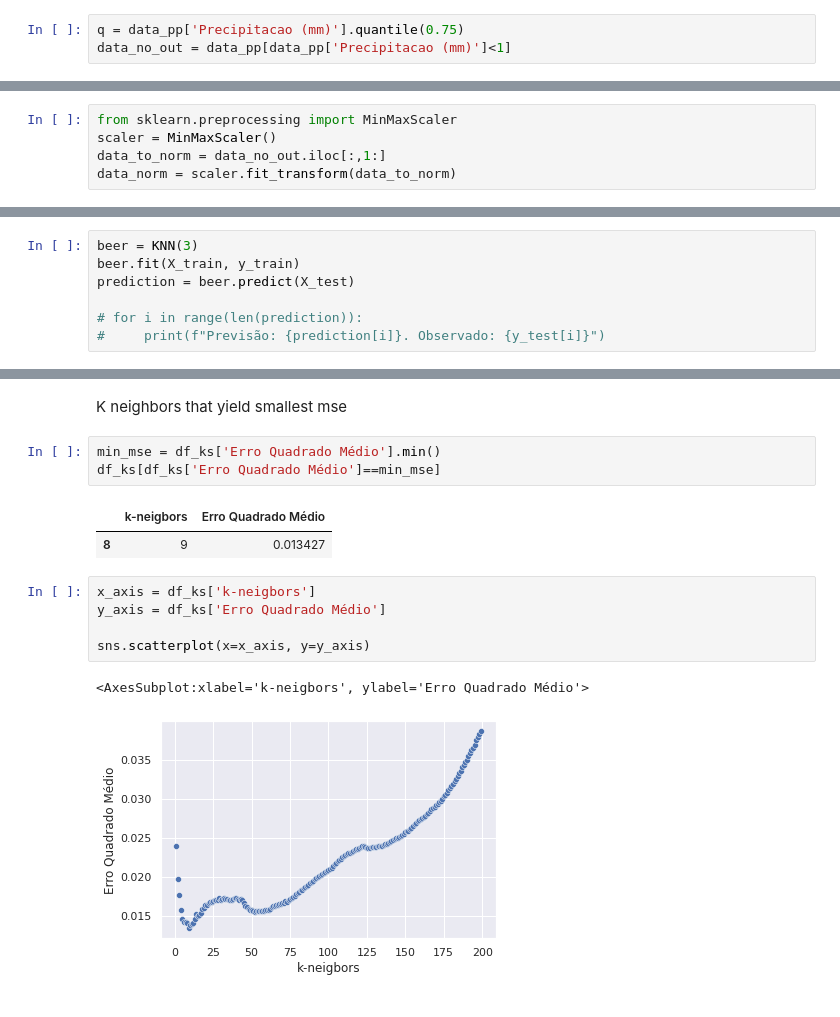
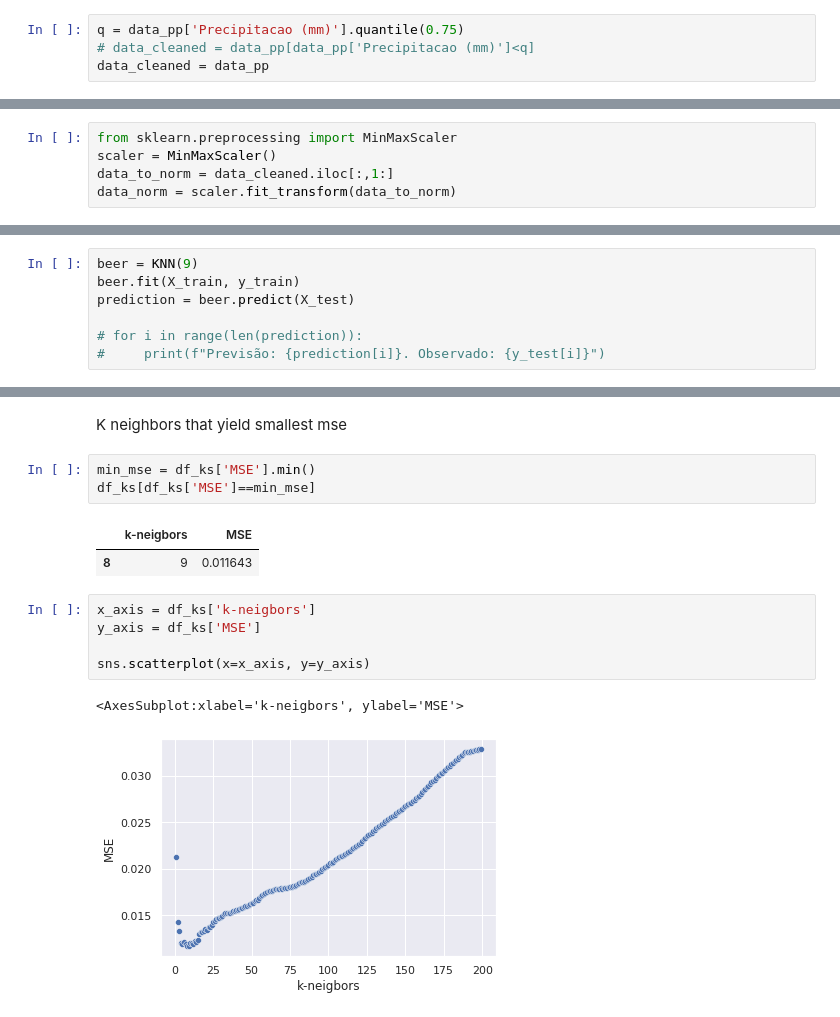
Before and after one commit to gus-phys/AI2-resources, a Jupyter notebook: 06-introducao-ml/aula2/KNN-Regressor/KNN-Regressor.ipynb, the cells around one changed output, grey strips where cells are left out. Cells and saved outputs as stored; diff of their text form.

```diff
--- a/06-introducao-ml/aula2/KNN-Regressor/KNN-Regressor.ipynb
+++ b/06-introducao-ml/aula2/KNN-Regressor/KNN-Regressor.ipynb
@@ -155,4 +157,5 @@ for i, column in enumerate(data_pp.columns, 1):
 # %%
 q = data_pp['Precipitacao (mm)'].quantile(0.75)
-data_no_out = data_pp[data_pp['Precipitacao (mm)']<1]
+# data_cleaned = data_pp[data_pp['Precipitacao (mm)']<q]
+data_cleaned = data_pp
 # %%
@@ -216,7 +203,7 @@ df_stand.head()
 # %%
 from sklearn.preprocessing import MinMaxScaler
 scaler = MinMaxScaler()
-data_to_norm = data_no_out.iloc[:,1:]
+data_to_norm = data_cleaned.iloc[:,1:]
 data_norm = scaler.fit_transform(data_to_norm)
 # %%
 df_norm = pd.DataFrame(data_norm, columns=data_to_norm.columns.tolist())
@@ -333,7 +305,7 @@ class KNN:
 # %% [markdown]
 #### Testing the algorithm
 # %%
-beer = KNN(3)
+beer = KNN(9)
 beer.fit(X_train, y_train)
 prediction = beer.predict(X_test)
 
@@ -381,17 +357,17 @@ df_ks.describe()
 # %% [markdown]
 K neighbors that yield smallest mse
 # %%
-min_mse = df_ks['Erro Quadrado Médio'].min()
-df_ks[df_ks['Erro Quadrado Médio']==min_mse]
+min_mse = df_ks['MSE'].min()
+df_ks[df_ks['MSE']==min_mse]
 # %% [output]
-|  | k-neigbors | Erro Quadrado Médio |
-| 8 | 9 | 0.013427 |
+|  | k-neigbors | MSE |
+| 8 | 9 | 0.011643 |
 # %%
 x_axis = df_ks['k-neigbors']
-y_axis = df_ks['Erro Quadrado Médio']
+y_axis = df_ks['MSE']
 
 sns.scatterplot(x=x_axis, y=y_axis)
 # %% [output]
-<AxesSubplot:xlabel='k-neigbors', ylabel='Erro Quadrado Médio'>
+<AxesSubplot:xlabel='k-neigbors', ylabel='MSE'>
-[figure, old version]
+[figure, new version]
 # %%
```
Also changed, not shown: parts of 30 cells of this notebook.
